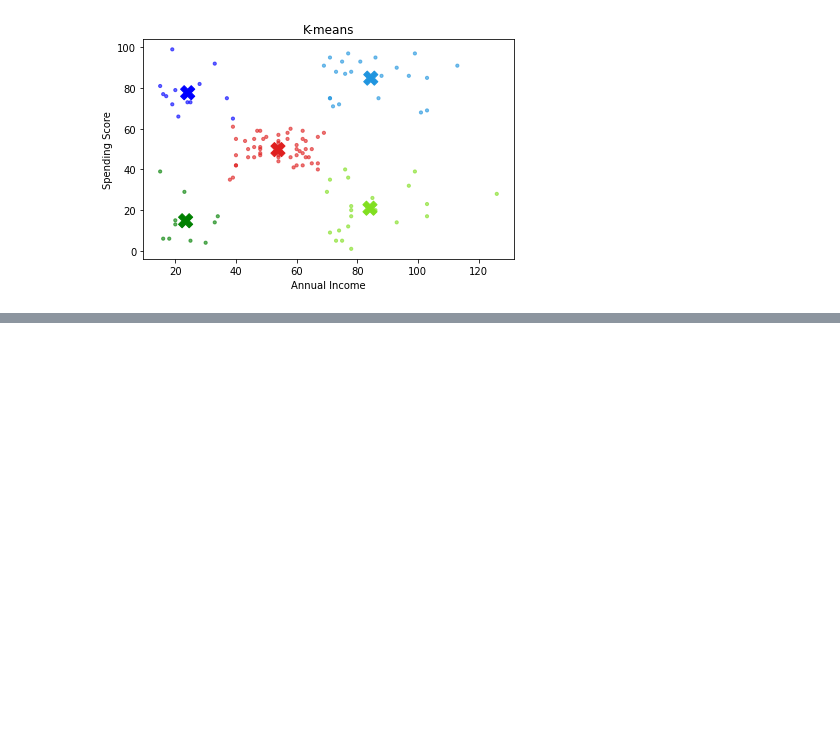
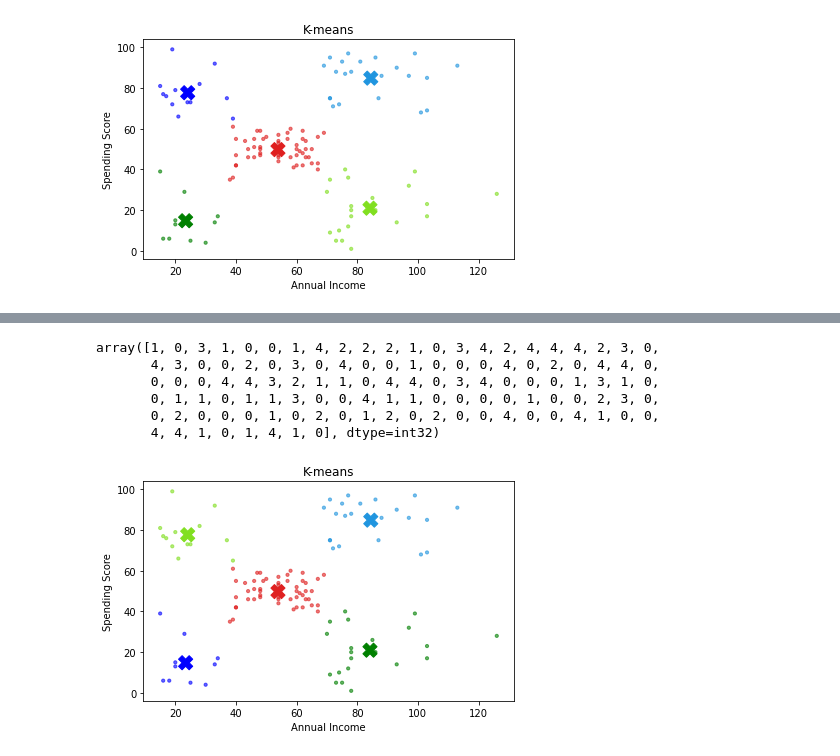
Before and after one commit to brianclements03/clustering, a Jupyter notebook: modeling.ipynb, the cells around one changed output, grey strips where cells are left out. Drawn from its saved outputs; the diff is of its cells as text; code cells hidden in the pictures; blank space fills up the shorter version.

```diff
--- a/modeling.ipynb
+++ b/modeling.ipynb
@@ -292,0 +297,58 @@ plt.show()
+# %%
+# sklearn implementation of KMeans
+
+#define the thing
+kmeans = KMeans(n_clusters=5, random_state = 123, verbose = 0)
+
+# fit the thing
+kmeans.fit(Z)
+
+# Use (predict using) the thing
+kmeans.predict(Z)
+# %% [output]
+array([1, 0, 3, 1, 0, 0, 1, 4, 2, 2, 2, 1, 0, 3, 4, 2, 4, 4, 4, 2, 3, 0,
+       4, 3, 0, 0, 2, 0, 3, 0, 4, 0, 0, 1, 0, 0, 0, 4, 0, 2, 0, 4, 4, 0,
+       0, 0, 0, 4, 4, 3, 2, 1, 1, 0, 4, 4, 0, 3, 4, 0, 0, 0, 1, 3, 1, 0,
+       0, 1, 1, 0, 1, 1, 3, 0, 0, 4, 1, 1, 0, 0, 0, 0, 1, 0, 0, 2, 3, 0,
+       0, 2, 0, 0, 0, 1, 0, 2, 0, 1, 2, 0, 2, 0, 0, 4, 0, 0, 4, 1, 0, 0,
+       4, 4, 1, 0, 1, 4, 1, 0], dtype=int32)
+# %%
+# make a new column names cluster in iris and X_scaled dataframe
+
+train['Z_cluster'] = kmeans.predict(Z)
+
+Z['cluster'] = kmeans.predict(Z)
+# %%
+# Taking a stab at graphing here...
+centroids = np.array(Z.groupby('cluster')['annual_income', 'spending_score'].mean())
+cen_x = [i[0] for i in centroids]
+cen_y = [i[1] for i in centroids]
+# cen_x = [i[0] for i in kmeans.cluster_centers_]
+# cen_y = [i[1] for i in kmeans.cluster_centers_]
+Z['cen_x'] = Z.cluster.map({0:cen_x[0], 1:cen_x[1], 2:cen_x[2],3:cen_x[3], 4:cen_x[4]})
+Z['cen_y'] = Z.cluster.map({0:cen_y[0], 1:cen_y[1], 2:cen_y[2],3:cen_y[3], 4:cen_y[4]})
+
+colors = ['#DF2020','#2095DF', '#81DF20','b','g' ]
+Z['c'] = Z.cluster.map({0:colors[0], 1:colors[1], 2:colors[2], 3:colors[3],4:colors[4]})
+
+#specify custom palette for sns scatterplot
+colors1 = ['#2095DF','#81DF20' ,'#DF2020','b','g']
+customPalette = sns.set_palette(sns.color_palette(colors1))
+
+#plot the scatterplots
+
+# Plotting the clusters here...
+plt.scatter(Z.annual_income, Z.spending_score, c=Z.c, alpha = 0.6, s=10)
+# fig.set_label(xlabel = 'annual_income', ylabel = 'spending_score', title = 'K - Means')
+plt.xlabel("Annual Income")
+plt.ylabel("Spending Score")
+plt.title("K-means")
+# plot centroids on  ax2
+plt.scatter(cen_x, cen_y, marker='X', c=colors, s=200)
+
+
+Z.drop(columns = ['cen_x', 'cen_y', 'c'], inplace = True)
+plt.tight_layout()
+plt.show()
+# %% [output]
+[figure, added]
```
Also changed, not shown: parts of 8 cells of this notebook.
